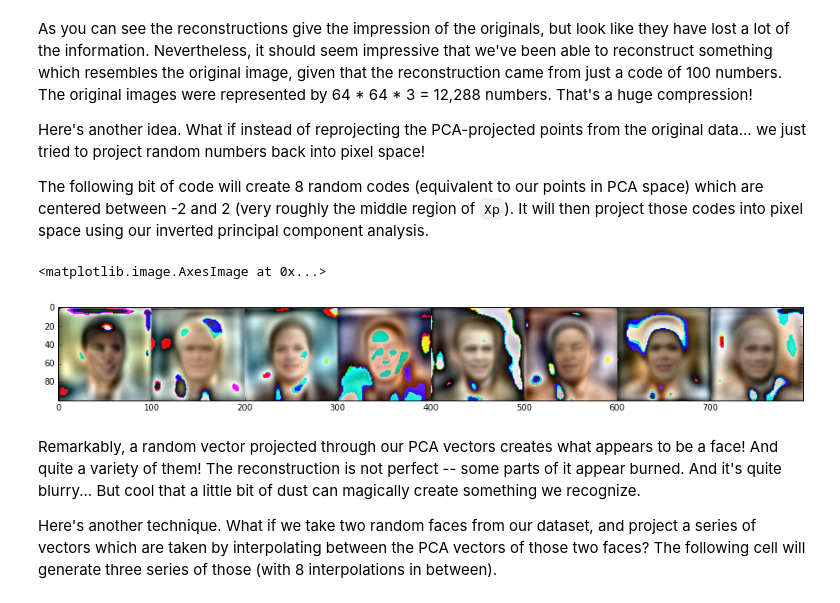
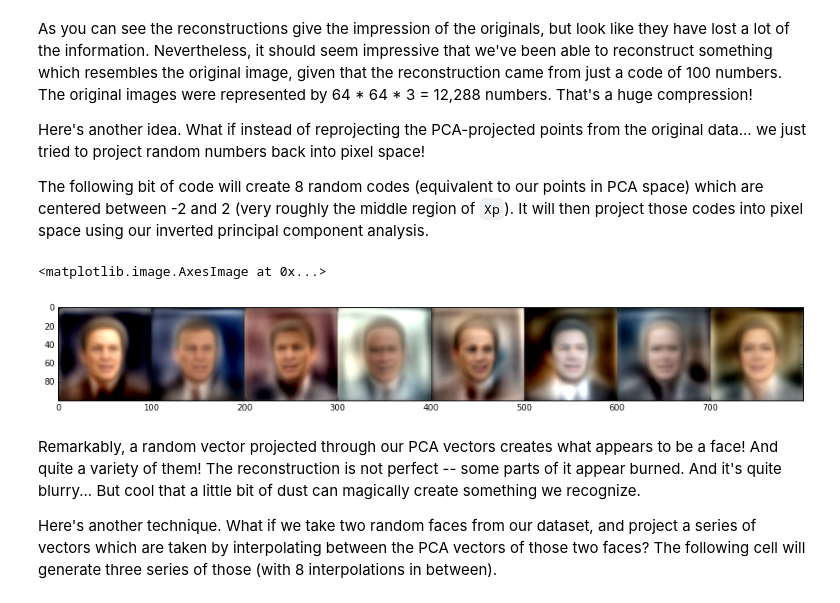
Before and after one commit to ml4a/ml4a, a Jupyter notebook: notebooks/Eigenfaces.ipynb, the cells around one changed output. Cells and saved outputs as stored; diff of their text form; code cells hidden in the pictures.

```diff
--- a/notebooks/Eigenfaces.ipynb
+++ b/notebooks/Eigenfaces.ipynb
@@ -62,8 +62,9 @@ for i, img in tqdm(enumerate(images)):
 # %% [markdown]
 Now that we have our data matrix, let's apply principal component analysis to it, and keep the first `n_components = 100` principal components. PCA maps the original points into a smaller subspace by transforming them into a space whose basis vectors are the principal components of the original data which capture the most variance within the data. This gives us a much smaller representation of the original data, but preserves most of the information.
 # %%
-n_components = 100
+n_components = 64
 
 pca = PCA(n_components=n_components, svd_solver='randomized', whiten=True)
+#pca = PCA(n_components='mle', whiten=True)
 pca.fit(X)
 # %% [output]
@@ -115,14 +117,14 @@ Here's another idea. What if instead of reprojecting the PCA-projected points fr
 
 The following bit of code will create 8 random codes (equivalent to our points in PCA space) which are centered between -2 and 2 (very roughly the middle region of `Xp`). It will then project those codes into pixel space using our inverted principal component analysis.
 # %%
-Y = [ -2 + 4*np.random.random((1,n_components)) for i in range(8) ]
-Yt = [ pca.inverse_transform(y) for y in Y ]
+Y = [ np.random.normal(size=n_components) for i in range(8) ]
+Yt = [ np.clip(pca.inverse_transform(y), 0, 255) for y in Y ]
 Yt = np.concatenate([ yt.reshape((w,h,3)) for yt in Yt ], axis=1)
 plt.figure(figsize=(16,2))
 plt.imshow(Image.fromarray(Yt.astype('uint8')))
 # %% [output]
 <matplotlib.image.AxesImage at 0x...>
-[figure, old version]
+[figure, new version]
 # %% [markdown]
 Remarkably, a random vector projected through our PCA vectors creates what appears to be a face! And quite a variety of them! The reconstruction is not perfect -- some parts of it appear burned. And it's quite blurry...  But cool that a little bit of dust can magically create something we recognize.
 
```
Also changed, not shown: parts of 8 cells of this notebook.
